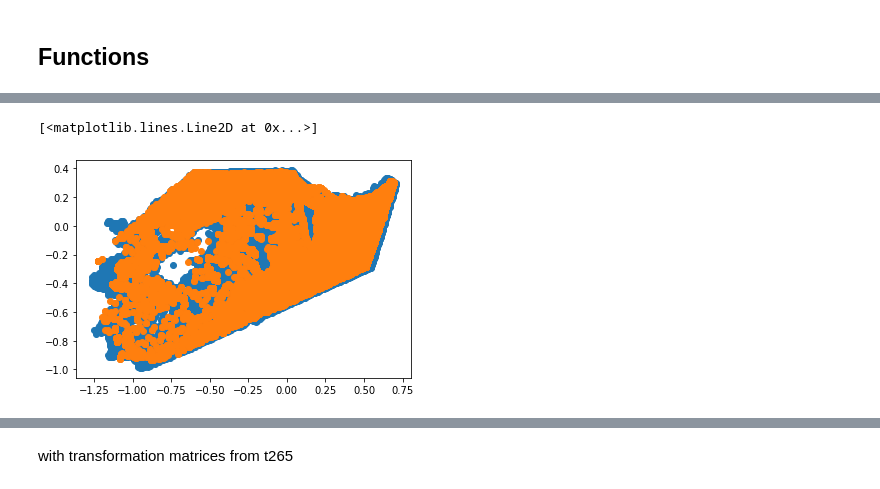
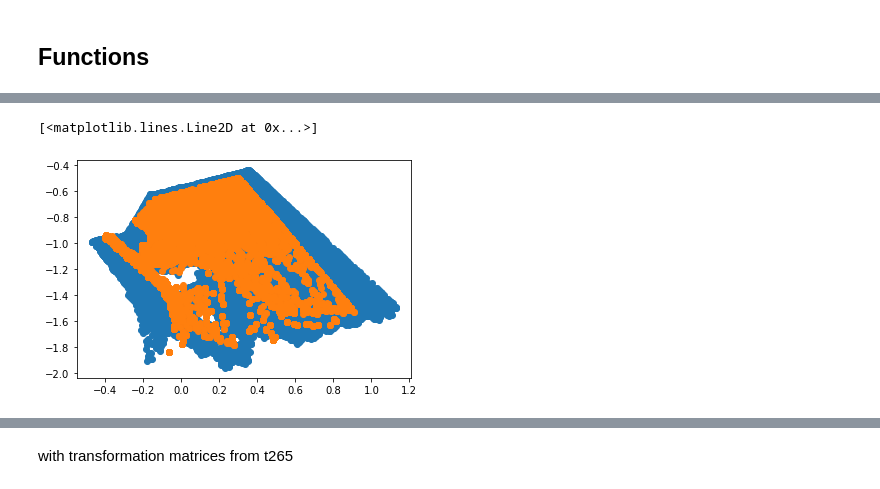
Before and after one commit to IlinValery/realsense_localization_depth_to_map, a Jupyter notebook: notebooks/Frames_analisys_Zainulina.ipynb, the cells around one changed output, grey strips where cells are left out. Cells and saved outputs as stored; diff of their text form; code cells hidden in the pictures.

Commit message:
frames analysis

```diff
--- a/notebooks/Frames_analisys_Zainulina.ipynb
+++ b/notebooks/Frames_analisys_Zainulina.ipynb
@@ -421,10 +435,21 @@ poses = [R_]
+# %%
+points_trajectory_T265 = []
+T265_tr_mcs = []
+for pose in t265_frames:
+    tr_mx = get_transformation265(pose)
+    T265_tr_mcs.append(tr_mx)
+    points_trajectory_T265.append(tr_mx[:3, -1])
+points_trajectory_T265 = np.array(points_trajectory_T265)
+T265_tr_mcs = np.array(T265_tr_mcs)
+# %%
+T = T265_tr_mcs[0]
+t = T[:3, -1]
+R_ = T[:3, :3]
+trajectory = [t]
+poses = [R_]
 # %%
 for i in range(len(tr_mxs)):
-    t_est = tr_mxs[0][:3, -1]
-    R_est = tr_mxs[0][:3, :3]
+    T = T @ tr_mxs[i]
 
-    R_ = R_est @ R_
-    t = trajectory[-1] + (np.linalg.inv(R_) @ t_est).ravel()
-
-    trajectory.append(t) #-t moves point cloud into (0,0) of the initial state
-    poses.append(R_) #R_^-1 translates point cloud into the state of initial frame
+    trajectory.append(T[:3, -1]) #-t moves point cloud into (0,0) of the initial state
+    poses.append(T[:3, :3]) #R_^-1 translates point cloud into the state of initial frame
@@ -569,3 +573,0 @@ r = R.from_quat(data_rot)
-# %%
-for i in str(pose.get_pose_data().rotation).split(', '):
-    print(i.strip('xyzw: '))
@@ -698,9 +742,9 @@ plt.show()
 # %%
-plt.plot(set20_tr[:,0], set20_tr[:,1], 'o', label='set0')
-plt.plot(set2[:,0], set2[:,1], 'o', label='set1')
+plt.plot(set20_tr[:,1], set20_tr[:,2], 'o', label='set0')
+plt.plot(set2[:,1], set2[:,2], 'o', label='set1')
 # %% [output]
 [<matplotlib.lines.Line2D at 0x...>]
-[figure, old version]
+[figure, new version]
 # %%
 set12_tr = (np.linalg.inv(regs[1].transformation) @ np.hstack((set2, np.ones((set2.shape[0], 1)))).T).T
 set01_tr = (np.linalg.inv(regs[0].transformation) @ np.hstack((set1, np.ones((set1.shape[0], 1)))).T).T
```
Also changed, not shown: parts of 58 cells of this notebook.
